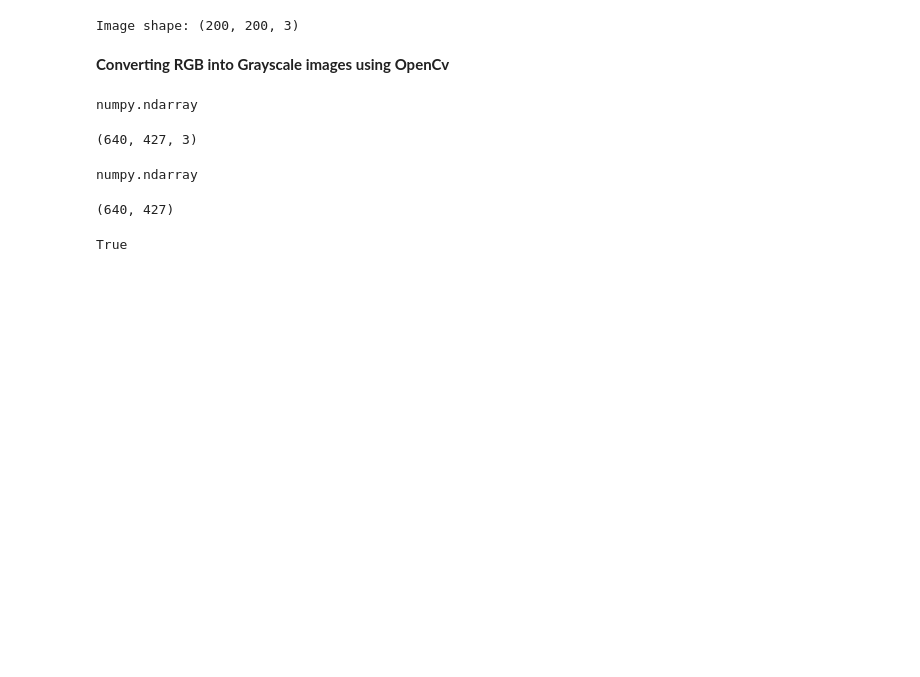
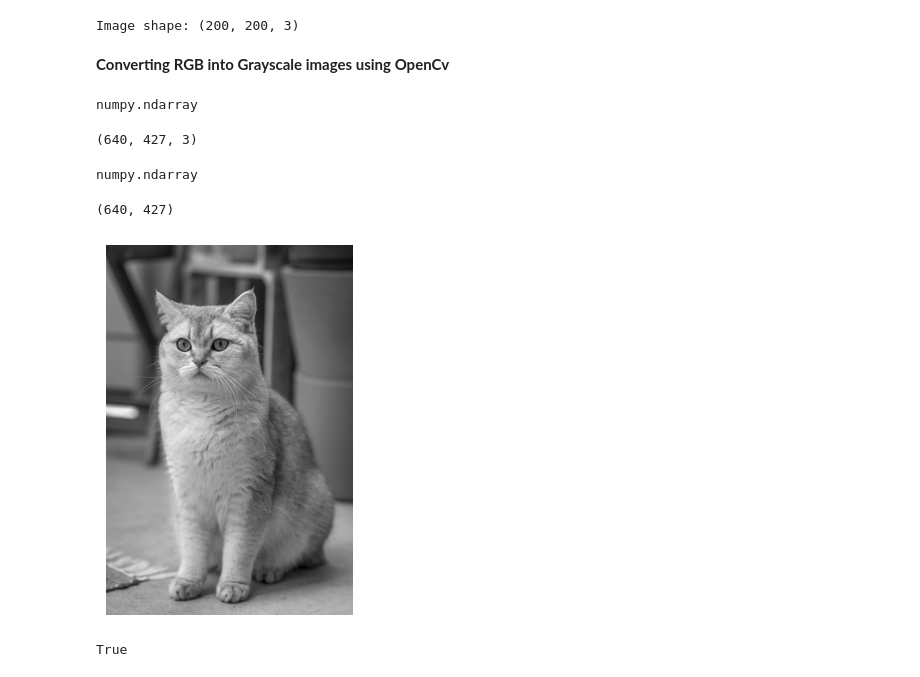
Before and after one commit to Moizah1/Deep-Learning-Projects, a Jupyter notebook: Learning Processing Image/Processing_image.ipynb, the cells around one changed output. Saved outputs shown, nothing was run; the diff lists cells and outputs as text; code cells hidden in the pictures; blank space fills up the shorter version.

```diff
--- a/Learning Processing Image/Processing_image.ipynb
+++ b/Learning Processing Image/Processing_image.ipynb
@@ -105,6 +105,13 @@ numpy.ndarray
 grayscale_img.shape
 # %% [output]
 (640, 427)
+# %%
+# Safer than cv2.imshow inside Jupyter:
+plt.imshow(grayscale_img, cmap='gray')
+plt.axis('off')
+plt.show()
+# %% [output]
+[figure, added]
 # %%
 #displaying the image from numpy array using OpenCV
 cv2.imshow('Grayscale Image', grayscale_img)
```
Also changed, not shown: parts of 1 cell of this notebook.
